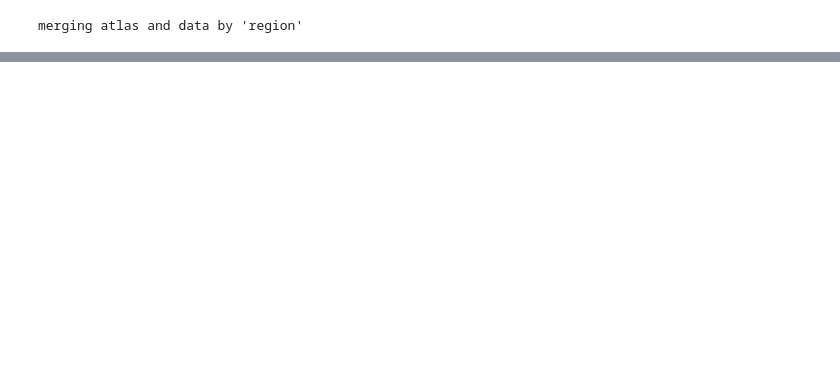
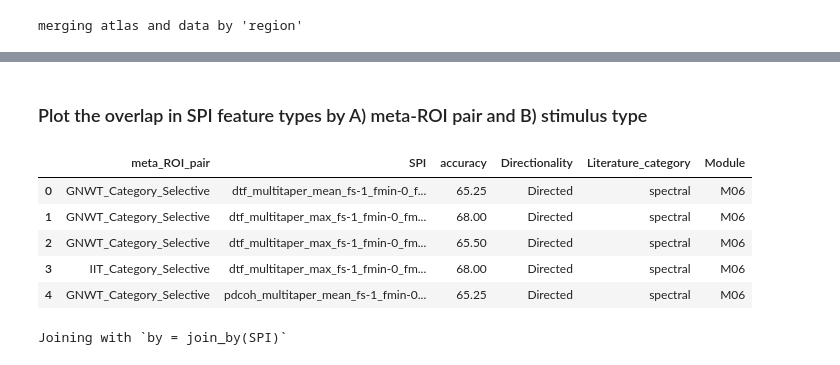
Before and after one commit to anniegbryant/Cogitate_Connectivity_2024, a Jupyter notebook: data_visualization/visualize_classification_results.ipynb, the cells around one changed output, grey strips where cells are left out. Saved outputs shown, nothing was run; the diff lists cells and outputs as text; code cells hidden in the pictures; blank space fills up the shorter version.

```diff
--- a/data_visualization/visualize_classification_results.ipynb
+++ b/data_visualization/visualize_classification_results.ipynb
@@ -208,0 +464,33 @@ stimulus_type_classification_res_cleaned %>%
+# %% [markdown]
+### Plot the overlap in SPI feature types by A) meta-ROI pair and B) stimulus type
+# %%
+pyspi_SPI_info = pd.read_csv("../feature_extraction/pyspi_SPI_info.csv")
+# %% [output]
+|  | meta_ROI_pair | SPI | accuracy | Directionality | Literature_category | Module |
+| 0 | GNWT_Category_Selective | dtf_multitaper_mean_fs-1_fmin-0_f... | 65.25 | Directed | spectral | M06 |
+| 1 | GNWT_Category_Selective | dtf_multitaper_max_fs-1_fmin-0_fm... | 68.00 | Directed | spectral | M06 |
+| 2 | GNWT_Category_Selective | dtf_multitaper_max_fs-1_fmin-0_fm... | 65.50 | Directed | spectral | M06 |
+| 3 | IIT_Category_Selective | dtf_multitaper_max_fs-1_fmin-0_fm... | 68.00 | Directed | spectral | M06 |
+| 4 | GNWT_Category_Selective | pdcoh_multitaper_mean_fs-1_fmin-0... | 65.25 | Directed | spectral | M06 |
+# %%
+%%R -i SPIs_greater_than_65_by_meta_ROI_pair,pyspi_SPI_info
+
+# A) By meta-ROI pair
+SPIs_greater_than_65_by_meta_ROI_pair %>%
+    left_join(., pyspi_SPI_info) %>%
+        mutate(meta_ROI_pair = factor(meta_ROI_pair, levels = rev(c("IIT_Category_Selective",
+                                                                "Category_Selective_IIT",
+                                                                "Category_Selective_GNWT",
+                                                                "GNWT_Category_Selective")))) %>%
+    ggplot(data=., mapping=aes(x=meta_ROI_pair, fill=Literature_category)) +
+    geom_bar() +
+    coord_flip() +
+    xlab("Meta-ROI Pair") +
+    scale_y_continuous(expand=c(0,0)) +
+    scale_x_discrete(expand=c(0,0)) +
+    ylab("Count of SPIs with Accuracy >= 65%") +
+    theme(legend.position = "bottom")
+
+ggsave('plots/Meta_ROI_pair_top_SPI_categories.svg', width=6, height=3.5, units='in', dpi=300)
+# %% [output]
+Joining with `by = join_by(SPI)`
```
Also changed, not shown: parts of 27 cells of this notebook, 29 other files.
